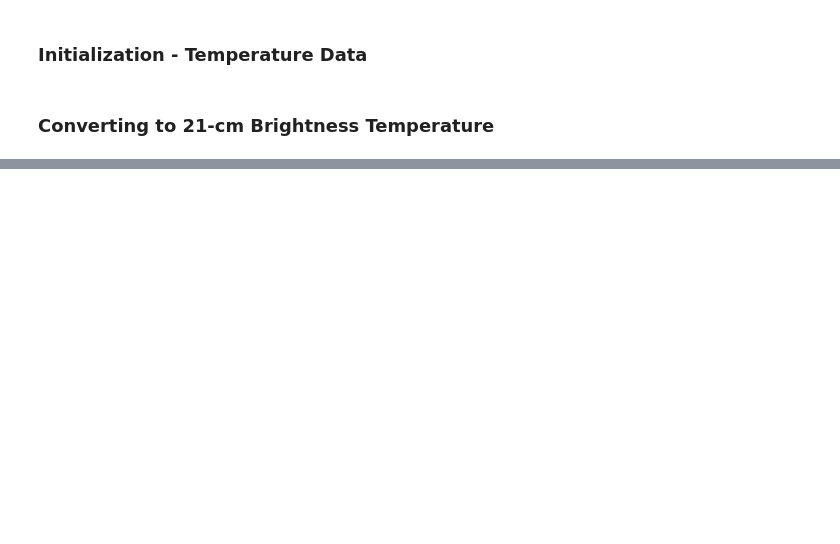
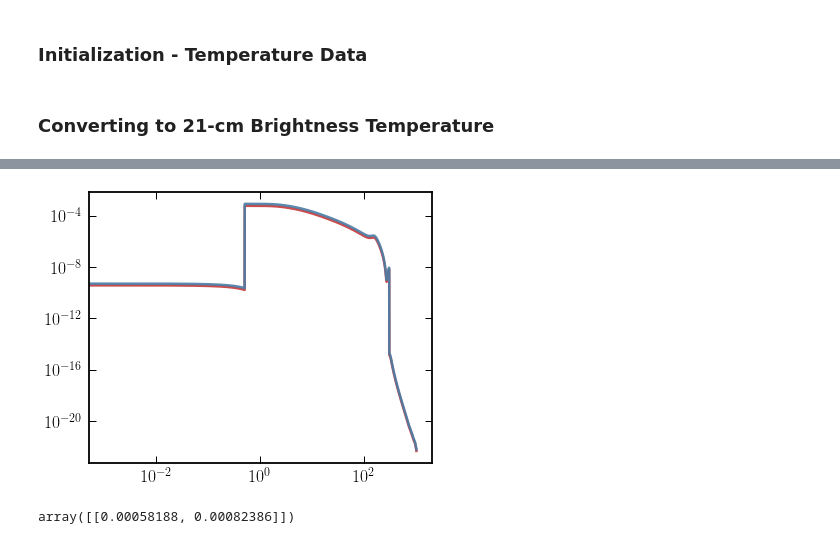
Before and after one commit to hongwanliu/millicharged_DM_with_bath, a Jupyter notebook: notebooks/Fluctuations.ipynb, the cells around one changed output, grey strips where cells are left out. Drawn from its saved outputs; the diff is of its cells as text; code cells hidden in the pictures; blank space fills up the shorter version.

```diff
--- a/notebooks/Fluctuations.ipynb
+++ b/notebooks/Fluctuations.ipynb
@@ -164,0 +192,24 @@ data = np.array([np.loadtxt(data_folder+'mc100MeV_mm'+mm_string+'_z_'+str(int(z)
+# %%
+# Play with reduced dataset first.
+T21_data_reduced = T21_data[0, :, 8:10]
+# %%
+%autoreload
+
+T21_fluc = fluctuations.Fluctuations(Vlis*29., T21_data_reduced)
+# %%
+x_ary = np.arange(0, 1e3, 0.001)
+
+xi_f_ary = T21_fluc.xi_f(x_ary)
+# %%
+plt.figure()
+
+plt.loglog()
+
+for i,_ in enumerate(xi_f_ary[0]):
+    plt.plot(x_ary, xi_f_ary[:,i])
+# %% [output]
+[figure, added]
+# %%
+T21_fluc.xi_f_numerical([1])
+# %% [output]
+array([[0.00058188, 0.00082386]])
```
Also changed, not shown: parts of 25 cells of this notebook, 1 other file.
